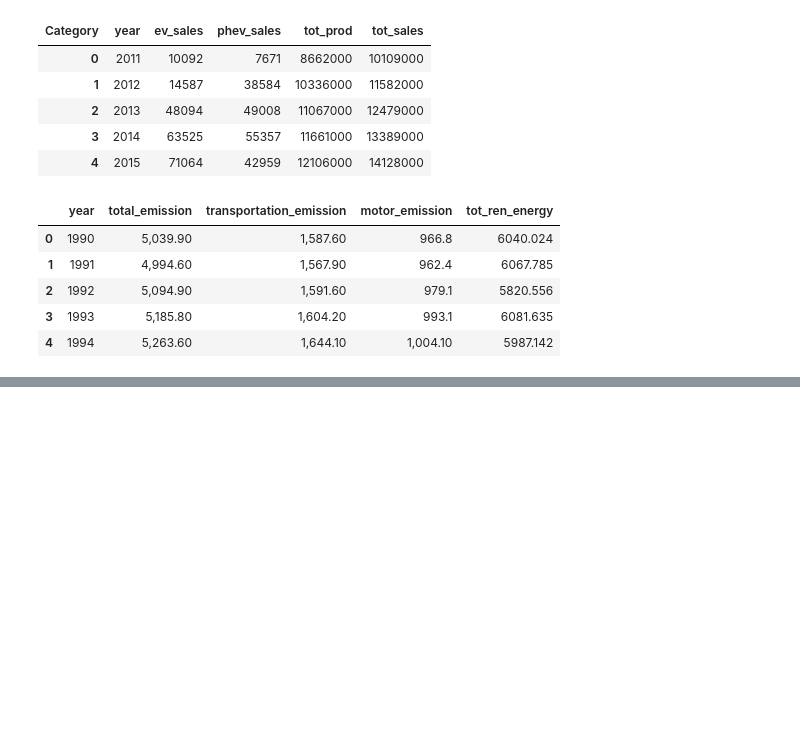
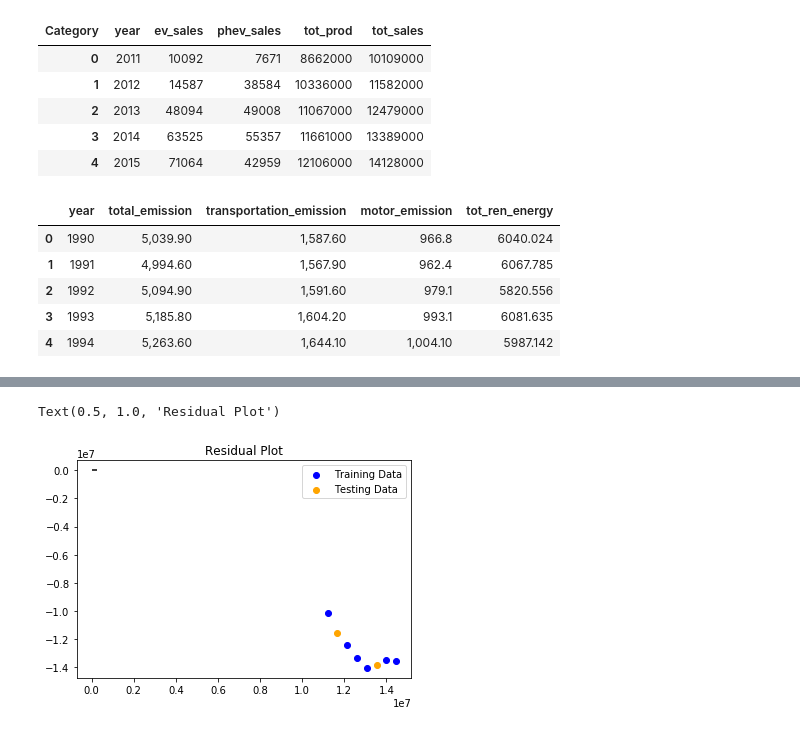
Before and after one commit to sjani184/Climate-in-the-US, a Jupyter notebook: Resources/pandas/ML_code.ipynb, the cells around one changed output, grey strips where cells are left out. Cells and saved outputs as stored; diff of their text form; code cells hidden in the pictures; blank space fills up the shorter version.

```diff
--- a/Resources/pandas/ML_code.ipynb
+++ b/Resources/pandas/ML_code.ipynb
@@ -59,0 +162,8 @@ merge_df
+# %%
+X1 = finalized_df[["year"]]
+y1 = finalized_df["tot_sales"].values.reshape(-1,1)
+# %%
+X_train1, X_test1, y_train1, y_test1 = train_test_split(X1, y1, random_state=42)
+# %%
+model2 = LinearRegression()
+model2.fit(X1, y1)
@@ -59,0 +172,4 @@ merge_df
+# %%
+model2.fit(X_train1, y_train1)
+training_score1 = model2.score(X_train1, y_train1)
+testing_score1 = model2.score(X_test1, y_test1)
@@ -59,0 +201,9 @@ merge_df
+# %%
+plt.scatter(model2.predict(X_train1), model.predict(X_train1) - y_train1, c="blue", label="Training Data")
+plt.scatter(model2.predict(X_test1), model.predict(X_test1) - y_test1, c="orange", label="Testing Data")
+plt.legend()
+plt.hlines(y=0, xmin=y.min(), xmax=y.max())
+plt.title("Residual Plot")
+# %% [output]
+Text(0.5, 1.0, 'Residual Plot')
+[figure, added]
```
Also changed, not shown: parts of 20 cells of this notebook, 1 other file.
